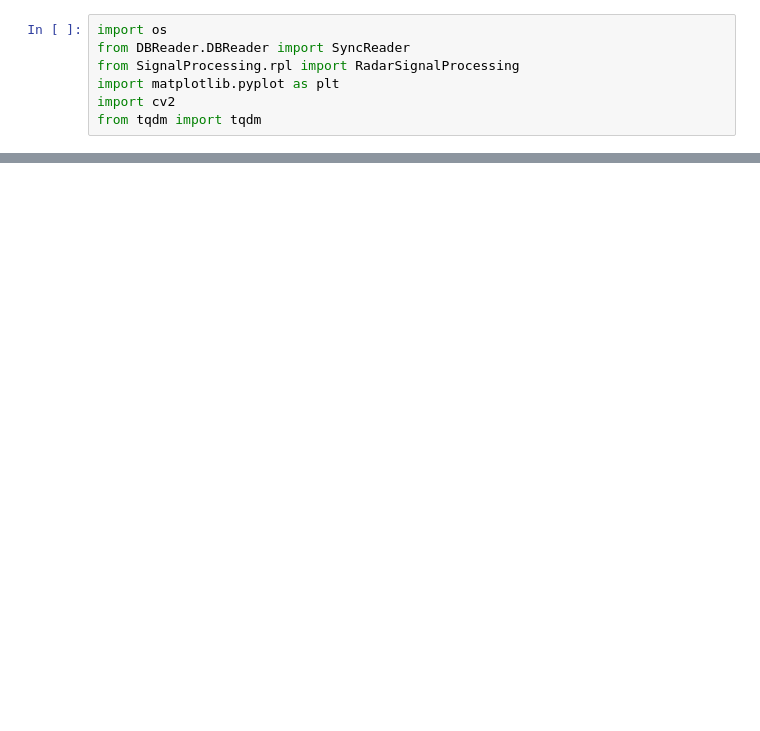
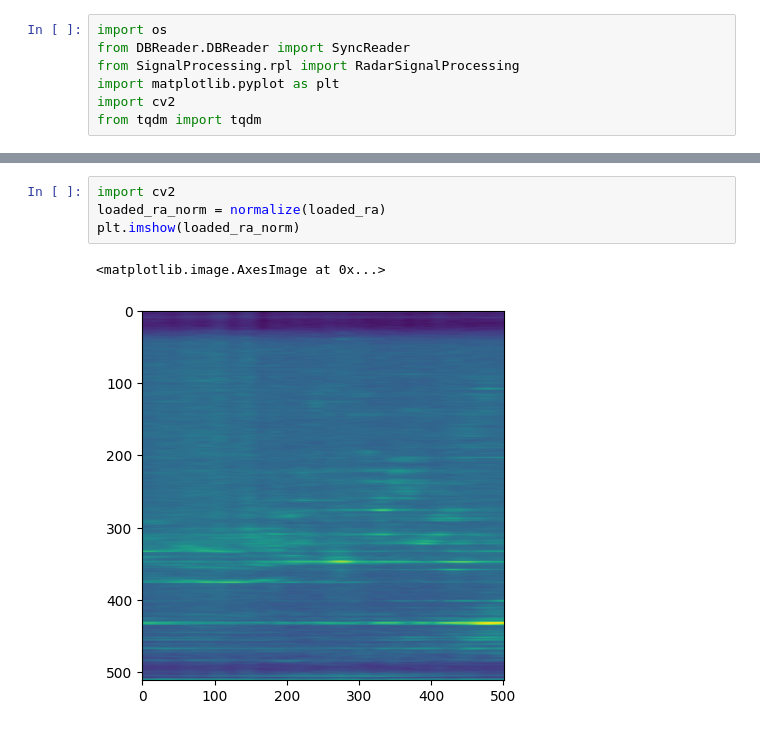
Before and after one commit to PhobosX15/RADIal, a Jupyter notebook: data_loader.ipynb, the cells around one changed output, grey strips where cells are left out. Saved outputs shown, nothing was run; the diff lists cells and outputs as text; blank space fills up the shorter version.

```diff
--- a/data_loader.ipynb
+++ b/data_loader.ipynb
@@ -62,0 +156,7 @@ for folder in folders:
+# %%
+import cv2
+loaded_ra_norm = normalize(loaded_ra)
+plt.imshow(loaded_ra_norm)
+# %% [output]
+<matplotlib.image.AxesImage at 0x...>
+[figure, added]
```
Also changed, not shown: parts of 13 cells of this notebook, 4 other files.
